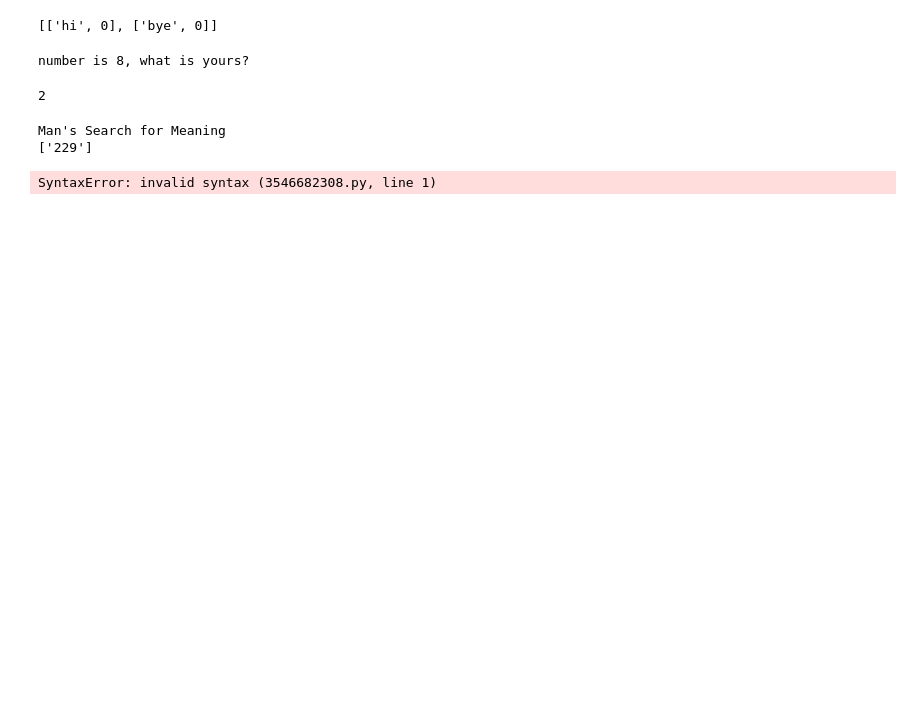
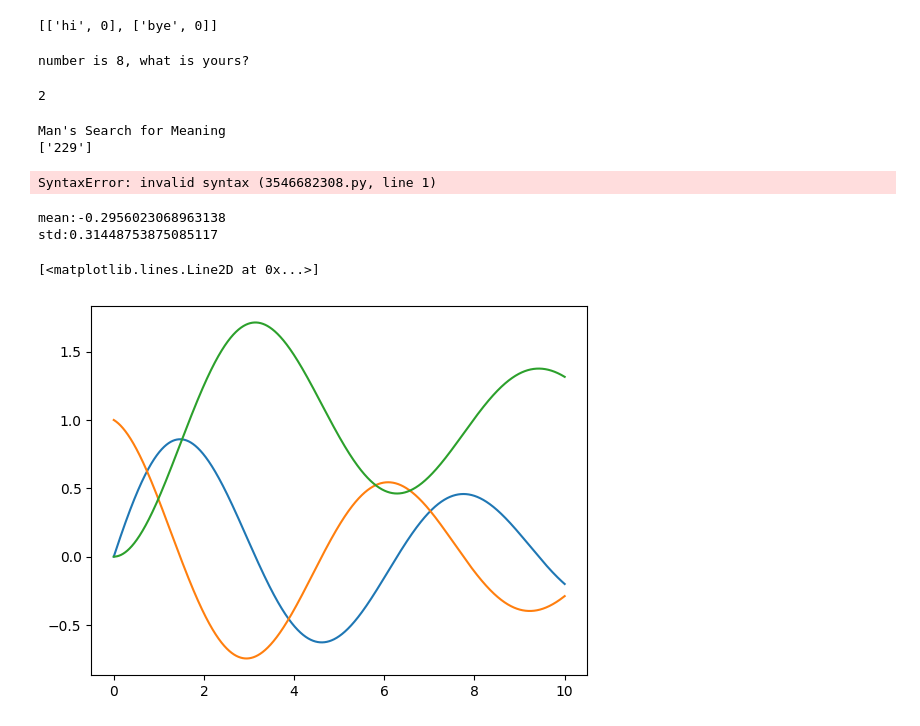
Before and after one commit to achurs/programming, a Jupyter notebook: personal/python/text-note.ipynb, the cells around one changed output. Drawn from its saved outputs; the diff is of its cells as text; code cells hidden in the pictures; blank space fills up the shorter version.

```diff
--- a/personal/python/text-note.ipynb
+++ b/personal/python/text-note.ipynb
@@ -37,3 +37,21 @@ Man's Search for Meaning
 instructors = [<a class="course-info-instructor strip-link-offline" href="/search?q=Prof.+Suzanne+Corkin">Prof. Suzanne Corkin</a>, <a class="course-info-instructor strip-link-offline" href="/search?q=Prof.+Vernon+M.+Ingram">Prof. Vernon M. Ingram</a>, <a class="course-info-instructor strip-link-offline" href="/search?q=Prof.+Suzanne+Corkin">Prof. Suzanne Corkin</a>, <a class="course-info-instructor strip-link-offline" href="/search?q=Prof.+Vernon+M.+Ingram">Prof. Vernon M. Ingram</a>]
 # %% [output]
 SyntaxError: invalid syntax (3546682308.py, line 1)
+# %%
+import numpy as np
+import matplotlib.pyplot as plt
+
+x = np.linspace(0,10,10000+1)
+y = np.exp(-x/10) * np.sin(x)
+plt.plot(x,y)
+print(f"mean:{np.mean(y[(x>=4)*(x<=7)])}")
+print(f"std:{np.std(y[(x>=4)*(x<=7)])}")
+dydx = np.gradient(y,x)
+y_integral = np.cumsum(y) * (x[1]-x[0])
+plt.plot(x,dydx)
+plt.plot(x,y_integral)
+# %% [output]
+mean:-0.2956023068963138
+std:0.31448753875085117
+[<matplotlib.lines.Line2D at 0x...>]
+[figure, added]
```
Also changed, not shown: parts of 1 cell of this notebook, 12 other files.
